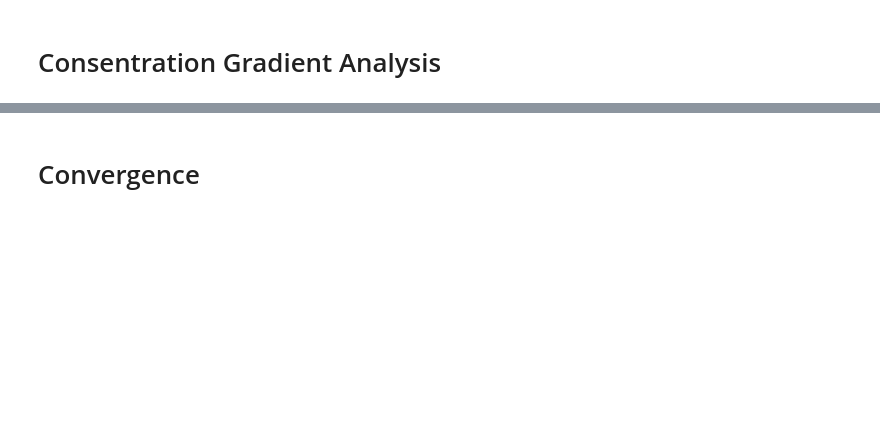
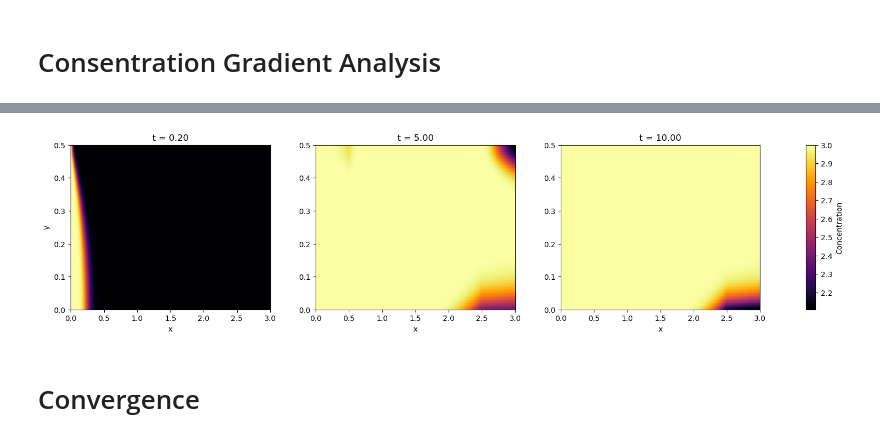
Before and after one commit to TrymNOHG/electro-filter, a Jupyter notebook: NSSolver.ipynb, the cells around one changed output, grey strips where cells are left out. Drawn from its saved outputs; the diff is of its cells as text; code cells hidden in the pictures; blank space fills up the shorter version.

```diff
--- a/NSSolver.ipynb
+++ b/NSSolver.ipynb
@@ -1692,3 +593,50 @@ if __name__ == "__main__":
+# %%
+import numpy as np
+import matplotlib.pyplot as plt
+import matplotlib.gridspec as gridspec
+
+# ✅ Select snapshot indices
+snapshot_indices = [20, len(c_snapshots)//2, len(c_snapshots)-1]
+snapshot_labels = [f"t = {times[i-1]:.2f}" for i in snapshot_indices]
+
+# ✅ Grid for upper half of the domain
+Nx = 200
+Ny_half = 50
+x_vals = np.linspace(0, 3.0, Nx)
+y_vals_half = np.linspace(0.5, 1.0, Ny_half)
+X_half, Y_half = np.meshgrid(x_vals, y_vals_half)
+points_half = list(zip(X_half.ravel(), Y_half.ravel()))
+
+# ✅ Create figure with gridspec
+fig = plt.figure(figsize=(18, 4))
+gs = gridspec.GridSpec(1, 4, width_ratios=[1, 1, 1, 0.05], wspace=0.3)
+axs = [fig.add_subplot(gs[i]) for i in range(3)]
+cax = fig.add_subplot(gs[3])  # colorbar axis
+
+max_c0 = 3.0  # initial concentration
+
+for ax, idx, label in zip(axs, snapshot_indices, snapshot_labels):
+    tmp_gf = GridFunction(fes_c)
+    tmp_gf.vec.data = c_snapshots[idx]
+
+    c_vals_half = np.array([tmp_gf(x, y) for (x, y) in points_half]).reshape(Y_half.shape)
+    corrected_vals = max_c0 - c_vals_half
+
+    im = ax.imshow(corrected_vals, origin='lower', extent=(0, 3.0, 0.0, 0.5),
+                   cmap='inferno', aspect='auto')
+    ax.set_title(label)
+    ax.set_xlabel("x")
+    if ax == axs[0]:
+        ax.set_ylabel("y")
+
+# ✅ Add colorbar to the right-most axis
+fig.colorbar(im, cax=cax, label='Concentration')
+
+plt.tight_layout()
+plt.savefig("E=0,2-kd=1,0-T=10,0-D=0,001-U=5.png")
+plt.show()
+# %% [output]
+[figure, added]
 # %% [markdown]
 # Convergence
 # %%
```
Also changed, not shown: parts of 16 cells of this notebook, 33 other files.
